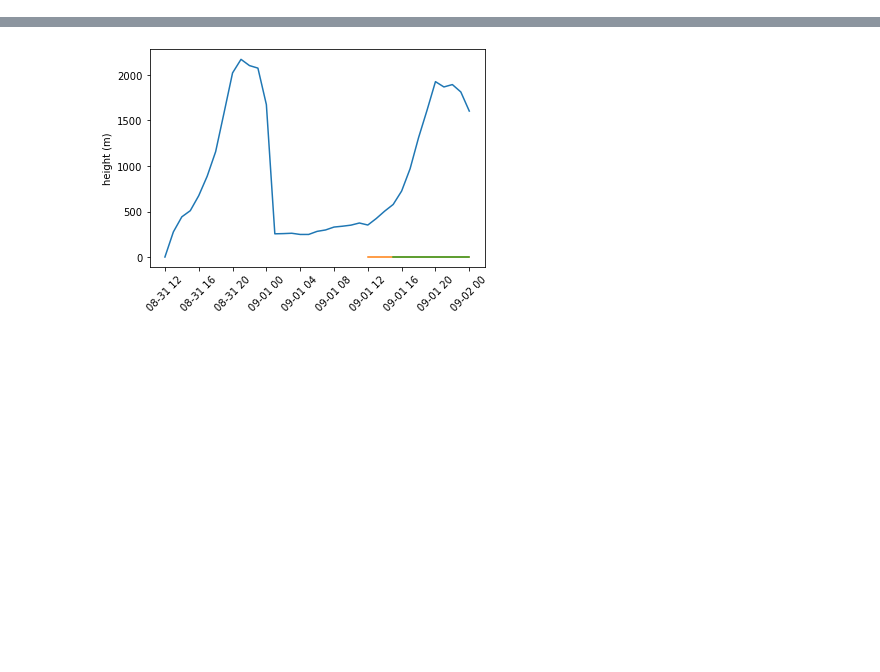
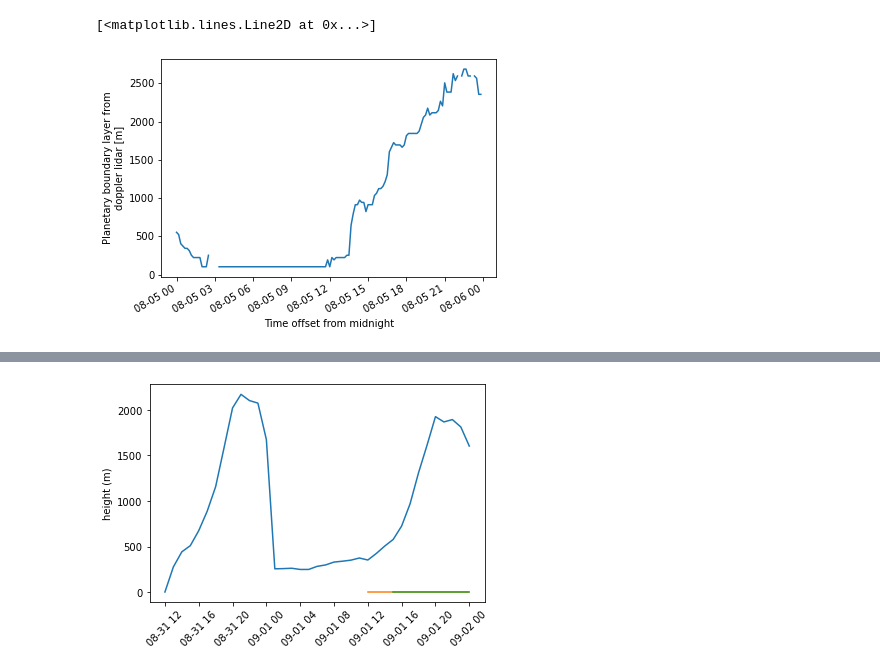
Before and after one commit to joejoeyjoseph/mmc-pnnl-j3, a Jupyter notebook: sgp/eagle/02d_wrf_pblh.ipynb, the cells around one changed output, grey strips where cells are left out. Saved outputs shown, nothing was run; the diff lists cells and outputs as text; code cells hidden in the pictures; blank space fills up the shorter version.

```diff
--- a/sgp/eagle/02d_wrf_pblh.ipynb
+++ b/sgp/eagle/02d_wrf_pblh.ipynb
@@ -40,0 +120,7 @@ def get_pblh(wrf_path, domain):
+# %%
+# eval_date = '2018-09-01'
+ceil_target = ceil.sel(time=slice(eval_date, eval_date))
+ceil_target['pbl_height_dl'].where(ceil_target['qc_pbl_height_dl'] <= 0).plot()
+# %% [output]
+[<matplotlib.lines.Line2D at 0x...>]
+[figure, added]
```
Also changed, not shown: parts of 11 cells of this notebook.
